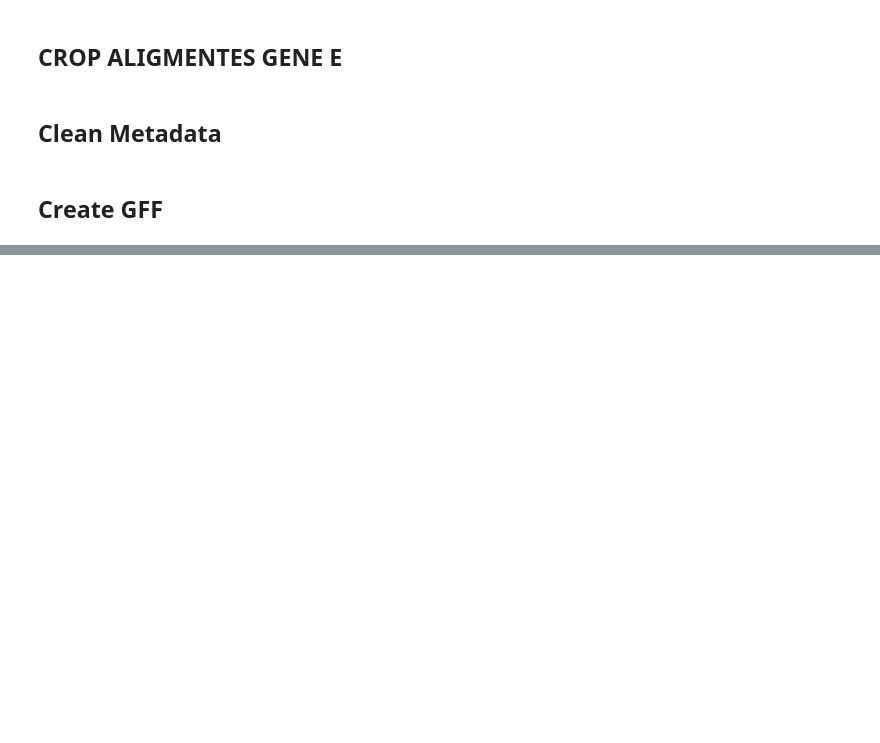
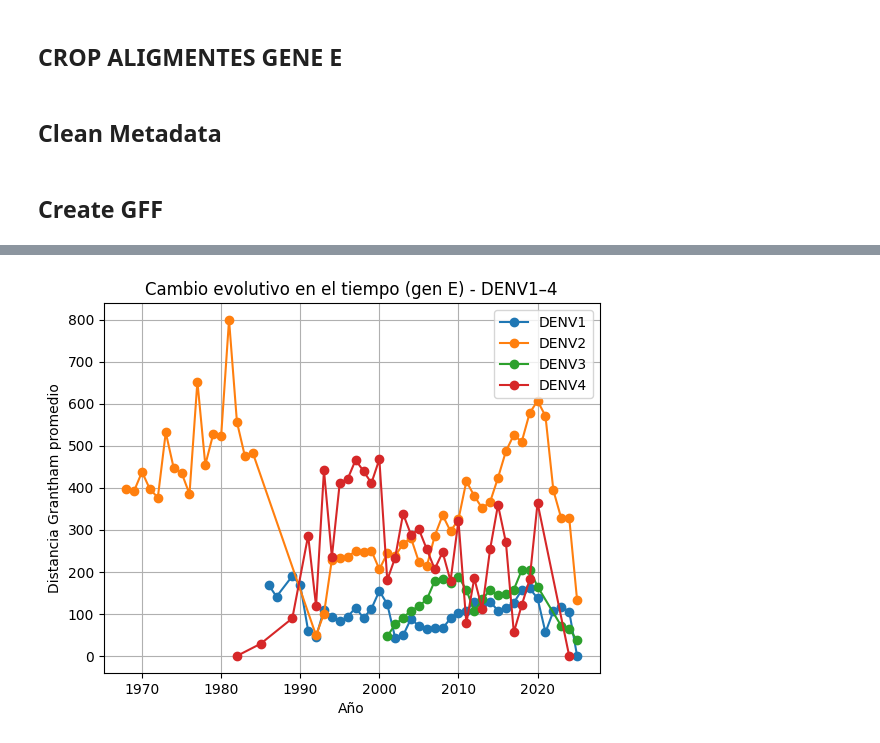
Before and after one commit to dirreno/denv-cross-inmunity, a Jupyter notebook: notebooks/distances.ipynb, the cells around one changed output, grey strips where cells are left out. Saved outputs shown, nothing was run; the diff lists cells and outputs as text; code cells hidden in the pictures; blank space fills up the shorter version.

```diff
--- a/notebooks/distances.ipynb
+++ b/notebooks/distances.ipynb
@@ -198,0 +238,65 @@ for i in range(4):
+# %%
+import pandas as pd
+import numpy as np
+import matplotlib.pyplot as plt
+from Bio import SeqIO
+
+plt.figure()
+
+for s in range(4):
+    records = list(SeqIO.parse(f"../resources/test/E_DENV{s+1}_aa_E.fasta", "fasta"))
+
+    ids = [r.id for r in records]
+    seqs = [str(r.seq) for r in records]
+
+    n = len(seqs)
+    matrix = np.zeros((n, n))
+
+    for i in range(n):
+        for j in range(i, n):
+            dist, sites = grantham_distance(seqs[i], seqs[j])
+            #value = dist / sites if sites > 0 else 0
+
+            matrix[i, j] = dist
+            matrix[j, i] = dist
+
+    df_matrix = pd.DataFrame(matrix, index=ids, columns=ids)
+
+    meta = pd.read_csv(f"../resources/test/E_DENV{s+1}_meta.tsv", sep="\t")
+
+    meta["date"] = pd.to_datetime(meta["date"], format="mixed", errors="coerce")
+    meta = meta.dropna(subset=["date"])
+    meta["year"] = meta["date"].dt.year
+
+    df_long = df_matrix.stack().reset_index()
+    df_long.columns = ["seq1", "seq2", "distance"]
+
+    df_long = df_long.merge(meta[["strain", "year"]], left_on="seq1", right_on="strain")
+    df_long = df_long.rename(columns={"year": "year1"}).drop(columns=["strain"])
+
+    df_long = df_long.merge(meta[["strain", "year"]], left_on="seq2", right_on="strain")
+    df_long = df_long.rename(columns={"year": "year2"}).drop(columns=["strain"])
+
+    df_long["year"] = ((df_long["year1"] + df_long["year2"]) / 2).astype(int)
+
+    df_long = df_long[df_long["seq1"] != df_long["seq2"]]
+
+    avg = df_long.groupby("year")["distance"].mean().sort_index()
+
+    plt.plot(
+        avg.index,
+        avg.values,
+        marker='o',
+        label=f"DENV{s+1}"
+    )
+
+plt.xlabel("Año")
+plt.ylabel("Distancia Grantham promedio")
+plt.title("Cambio evolutivo en el tiempo (gen E) - DENV1–4")
+
+plt.legend()
+plt.grid()
+
+plt.show()
+# %% [output]
+[figure, added]
```
Also changed, not shown: parts of 3 cells of this notebook.
